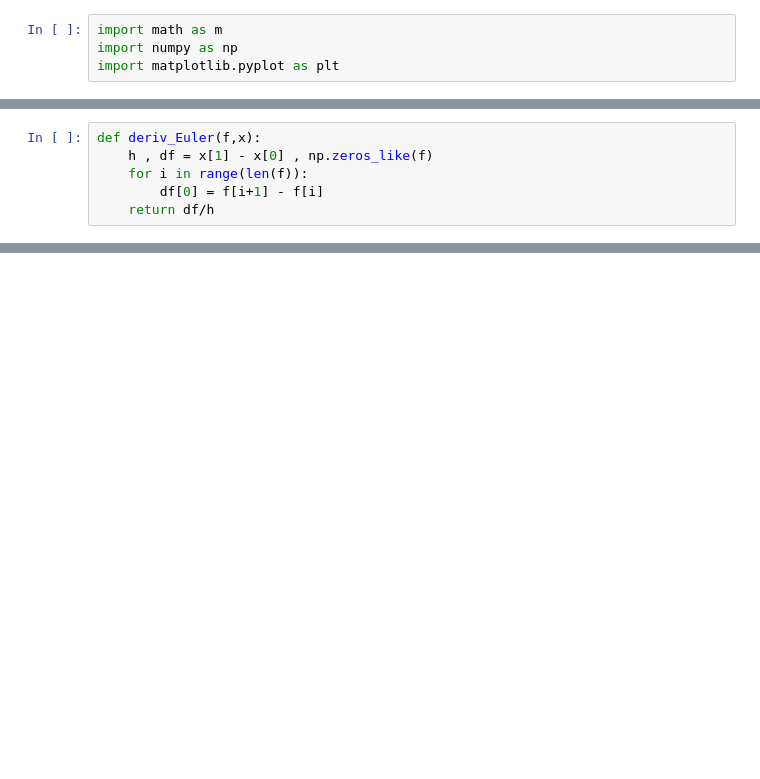
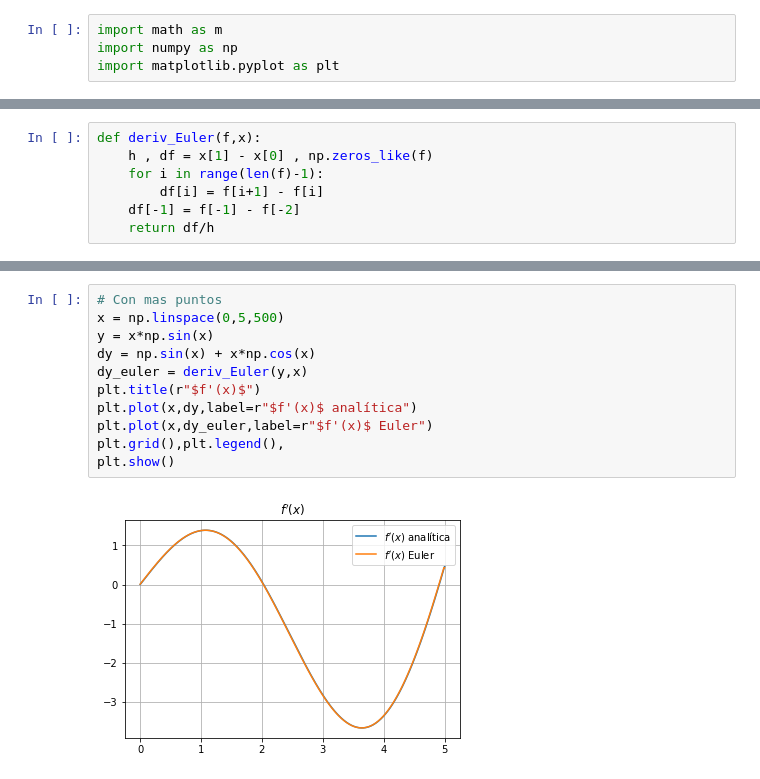
Before and after one commit to richmf/NotitasFisComp25-2, a Jupyter notebook: Clase 5 derivadas.ipynb, the cells around one changed output, grey strips where cells are left out. Saved outputs shown, nothing was run; the diff lists cells and outputs as text; blank space fills up the shorter version.

```diff
--- a/Clase 5 derivadas.ipynb
+++ b/Clase 5 derivadas.ipynb
@@ -9,8 +14,9 @@ $$
 # %%
 def deriv_Euler(f,x):
     h , df = x[1] - x[0] , np.zeros_like(f)
-    for i in range(len(f)):
-        df[0] = f[i+1] - f[i]
+    for i in range(len(f)-1):
+        df[i] = f[i+1] - f[i]
+    df[-1] = f[-1] - f[-2]
     return df/h
 # %%
 x = np.linspace(0,5)
@@ -30,0 +40,13 @@ plt.show()
+# %%
+# Con mas puntos
+x = np.linspace(0,5,500)
+y = x*np.sin(x)
+dy = np.sin(x) + x*np.cos(x)
+dy_euler = deriv_Euler(y,x)
+plt.title(r"$f'(x)$")
+plt.plot(x,dy,label=r"$f'(x)$ analítica")
+plt.plot(x,dy_euler,label=r"$f'(x)$ Euler")
+plt.grid(),plt.legend(),
+plt.show()
+# %% [output]
+[figure, added]
```
Also changed, not shown: parts of 4 cells of this notebook.
